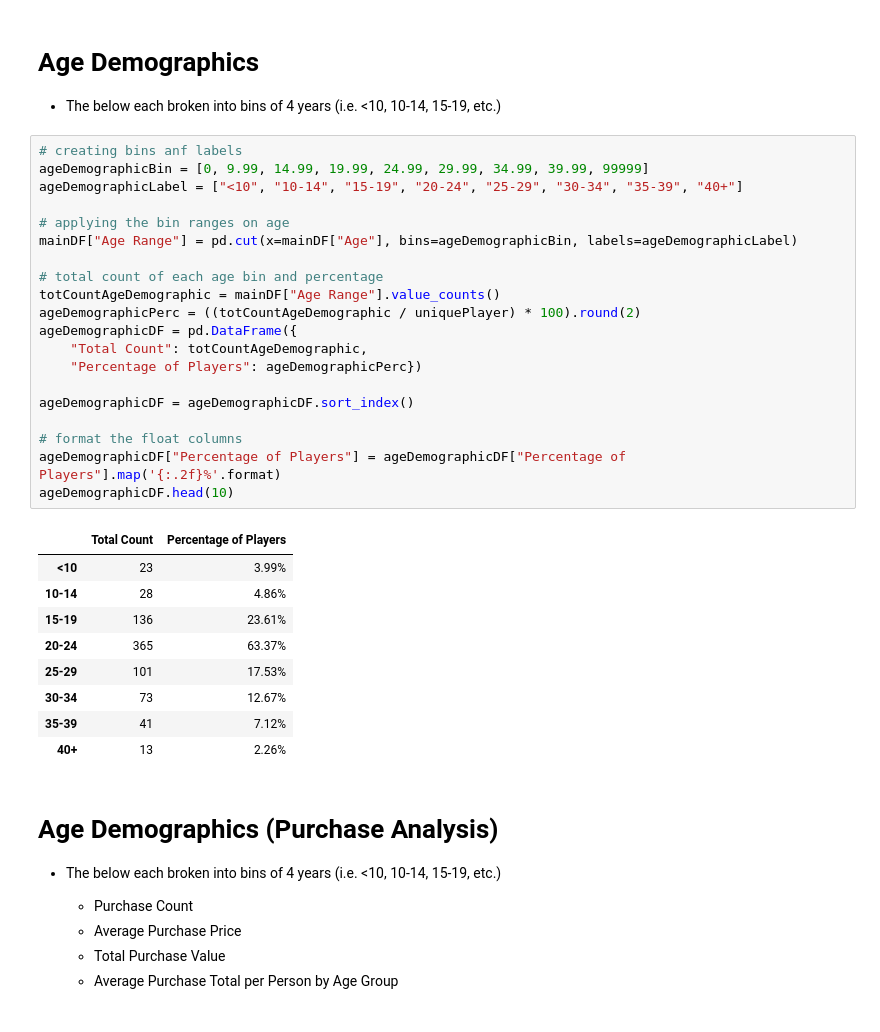
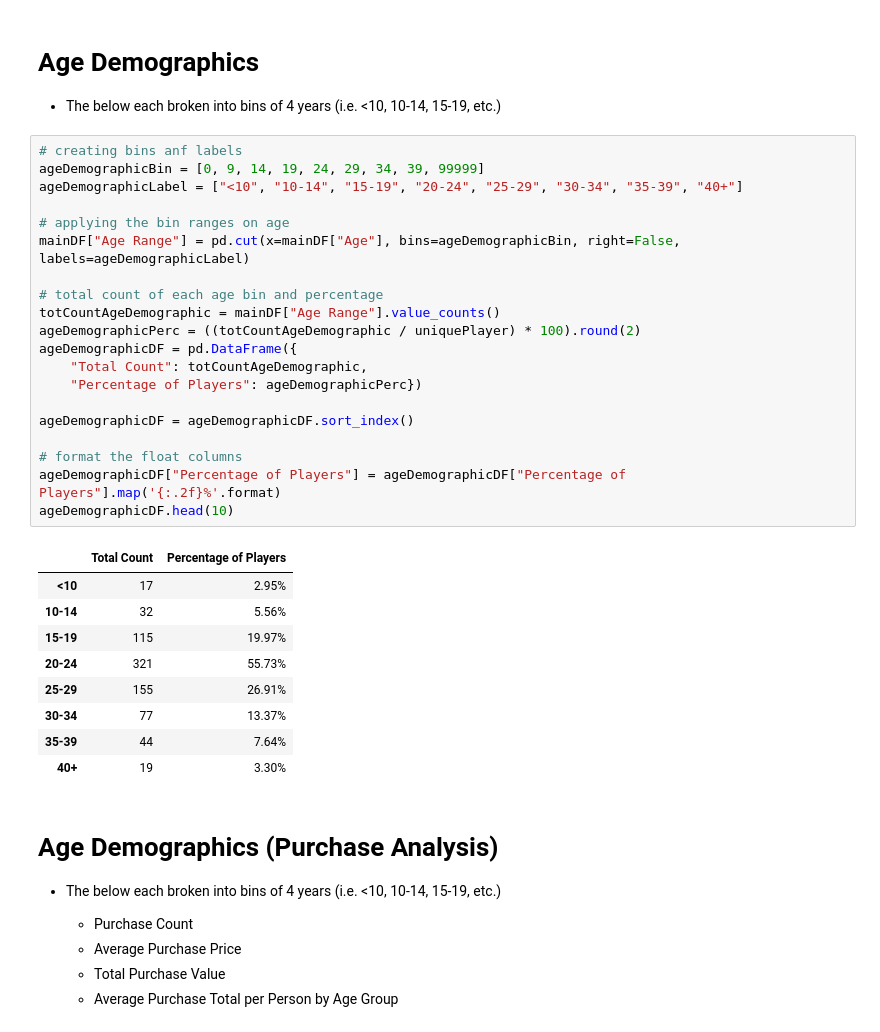
Before and after one commit to sainigurcharan/myUCIWork, a Jupyter notebook: 04 Pandas/HeroesOfPymoli/HeroesOfPymoli.ipynb, the cells around one changed output. Saved outputs shown, nothing was run; the diff lists cells and outputs as text.

```diff
--- a/04 Pandas/HeroesOfPymoli/HeroesOfPymoli.ipynb
+++ b/04 Pandas/HeroesOfPymoli/HeroesOfPymoli.ipynb
@@ -126,34 +126,34 @@ genderPurchaseAnalysisDF.head()
 * The below each broken into bins of 4 years (i.e. <10, 10-14, 15-19, etc.)
 # %%
 # creating bins anf labels
-ageDemographicBin = [0, 9.99, 14.99, 19.99, 24.99, 29.99, 34.99, 39.99, 99999]
+ageDemographicBin = [0, 9, 14, 19, 24, 29, 34, 39, 99999]
 ageDemographicLabel = ["<10", "10-14", "15-19", "20-24", "25-29", "30-34", "35-39", "40+"]
 
 # applying the bin ranges on age
-mainDF["Age Range"] = pd.cut(x=mainDF["Age"], bins=ageDemographicBin, labels=ageDemographicLabel)
+mainDF["Age Range"] = pd.cut(x=mainDF["Age"], bins=ageDemographicBin, right=False, labels=ageDemographicLabel)
 
 # total count of each age bin and percentage
 totCountAgeDemographic = mainDF["Age Range"].value_counts()
 ageDemographicPerc = ((totCountAgeDemographic / uniquePlayer) * 100).round(2)
 ageDemographicDF = pd.DataFrame({
     "Total Count": totCountAgeDemographic,
     "Percentage of Players": ageDemographicPerc})
 
 ageDemographicDF = ageDemographicDF.sort_index()
 
 # format the float columns
 ageDemographicDF["Percentage of Players"] = ageDemographicDF["Percentage of Players"].map('{:.2f}%'.format)
 ageDemographicDF.head(10)
 # %% [output]
 |  | Total Count | Percentage of Players |
-| <10 | 23 | 3.99% |
-| 10-14 | 28 | 4.86% |
-| 15-19 | 136 | 23.61% |
-| 20-24 | 365 | 63.37% |
-| 25-29 | 101 | 17.53% |
-| 30-34 | 73 | 12.67% |
-| 35-39 | 41 | 7.12% |
-| 40+ | 13 | 2.26% |
+| <10 | 17 | 2.95% |
+| 10-14 | 32 | 5.56% |
+| 15-19 | 115 | 19.97% |
+| 20-24 | 321 | 55.73% |
+| 25-29 | 155 | 26.91% |
+| 30-34 | 77 | 13.37% |
+| 35-39 | 44 | 7.64% |
+| 40+ | 19 | 3.30% |
 # %% [markdown]
 # Age Demographics (Purchase Analysis)
 
```
Also changed, not shown: parts of 1 cell of this notebook, 2 other files.
